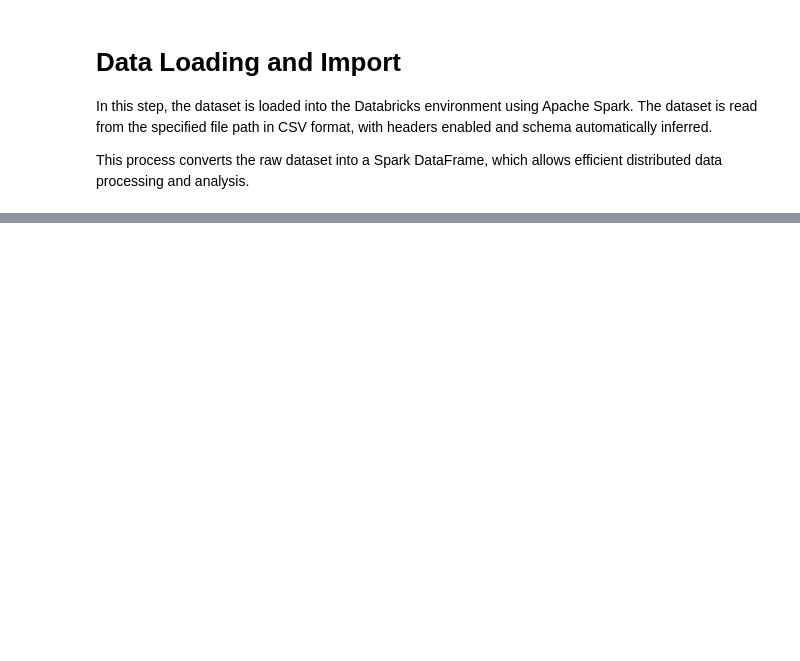
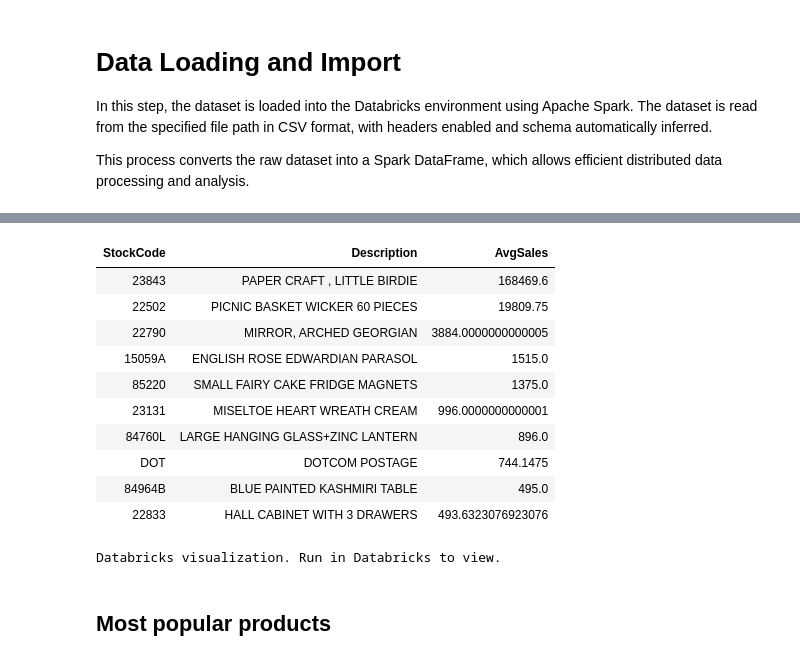
Before and after one commit to Sehansi/Bigdata, a Jupyter notebook: 10953782.ipynb, the cells around one changed output, grey strips where cells are left out. Drawn from its saved outputs; the diff is of its cells as text; code cells hidden in the pictures; blank space fills up the shorter version.

```diff
--- a/10953782.ipynb
+++ b/10953782.ipynb
@@ -124,0 +77,17 @@ results_regression = [
+# %%
+display(avg_sales_per_product.limit(10))
+# %% [output]
+| StockCode | Description | AvgSales |
+| 23843 | PAPER CRAFT , LITTLE BIRDIE | 168469.6 |
+| 22502 | PICNIC BASKET WICKER 60 PIECES | 19809.75 |
+| 22790 | MIRROR, ARCHED GEORGIAN | 3884.0000000000005 |
+| 15059A | ENGLISH ROSE EDWARDIAN PARASOL | 1515.0 |
+| 85220 | SMALL FAIRY CAKE FRIDGE MAGNETS | 1375.0 |
+| 23131 | MISELTOE HEART WREATH CREAM | 996.0000000000001 |
+| 84760L | LARGE HANGING GLASS+ZINC LANTERN | 896.0 |
+| DOT | DOTCOM POSTAGE | 744.1475 |
+| 84964B | BLUE PAINTED KASHMIRI TABLE | 495.0 |
+| 22833 | HALL CABINET WITH 3 DRAWERS | 493.6323076923076 |
+Databricks visualization. Run in Databricks to view.
+# %% [markdown]
+## Most popular products
```
Also changed, not shown: parts of 35 cells of this notebook.
